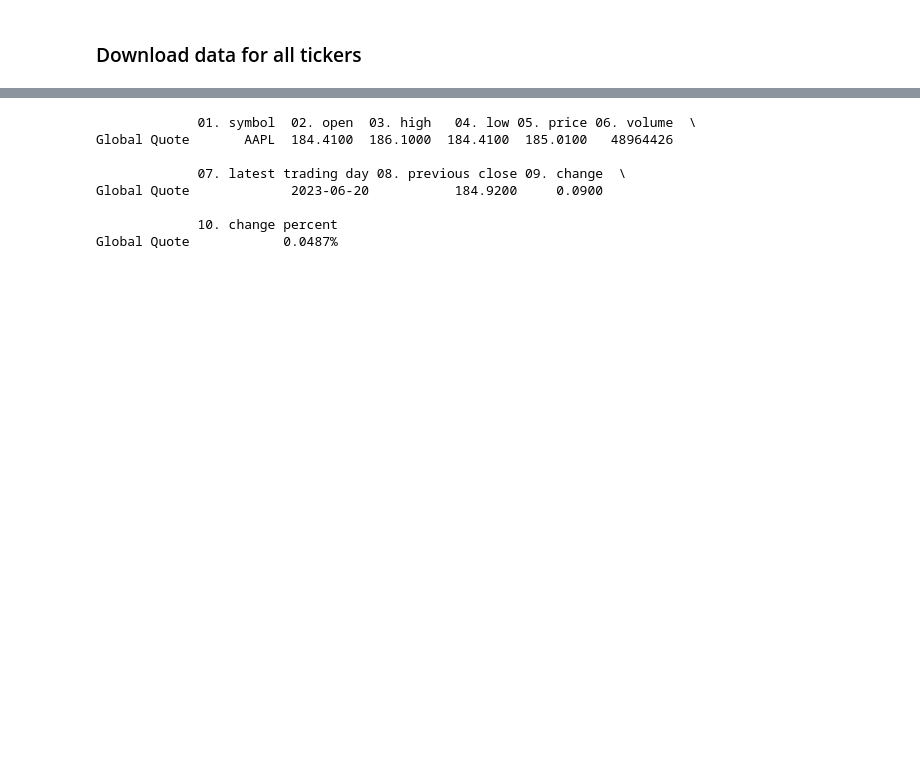
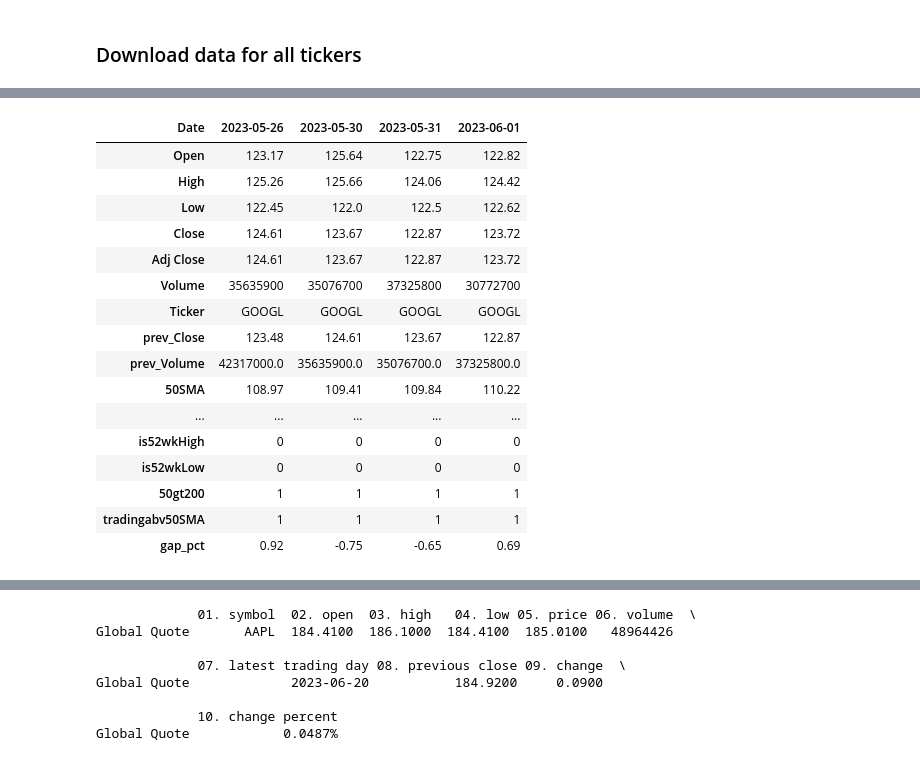
Before and after one commit to raghuchilukamari/trading-bot, a Jupyter notebook: screener.ipynb, the cells around one changed output, grey strips where cells are left out. Cells and saved outputs as stored; diff of their text form; code cells hidden in the pictures; blank space fills up the shorter version.

```diff
--- a/screener.ipynb
+++ b/screener.ipynb
@@ -164,0 +359,20 @@ for stock in tickers:
+# %%
+stock_data_df.loc[['2023-05-26','2023-05-30','2023-05-31','2023-06-01'],:].T
+# %% [output]
+| Date | 2023-05-26 | 2023-05-30 | 2023-05-31 | 2023-06-01 |
+| Open | 123.17 | 125.64 | 122.75 | 122.82 |
+| High | 125.26 | 125.66 | 124.06 | 124.42 |
+| Low | 122.45 | 122.0 | 122.5 | 122.62 |
+| Close | 124.61 | 123.67 | 122.87 | 123.72 |
+| Adj Close | 124.61 | 123.67 | 122.87 | 123.72 |
+| Volume | 35635900 | 35076700 | 37325800 | 30772700 |
+| Ticker | GOOGL | GOOGL | GOOGL | GOOGL |
+| prev_Close | 123.48 | 124.61 | 123.67 | 122.87 |
+| prev_Volume | 42317000.0 | 35635900.0 | 35076700.0 | 37325800.0 |
+| 50SMA | 108.97 | 109.41 | 109.84 | 110.22 |
+| ... | ... | ... | ... | ... |
+| is52wkHigh | 0 | 0 | 0 | 0 |
+| is52wkLow | 0 | 0 | 0 | 0 |
+| 50gt200 | 1 | 1 | 1 | 1 |
+| tradingabv50SMA | 1 | 1 | 1 | 1 |
+| gap_pct | 0.92 | -0.75 | -0.65 | 0.69 |
```
Also changed, not shown: parts of 25 cells of this notebook, 16 other files.
